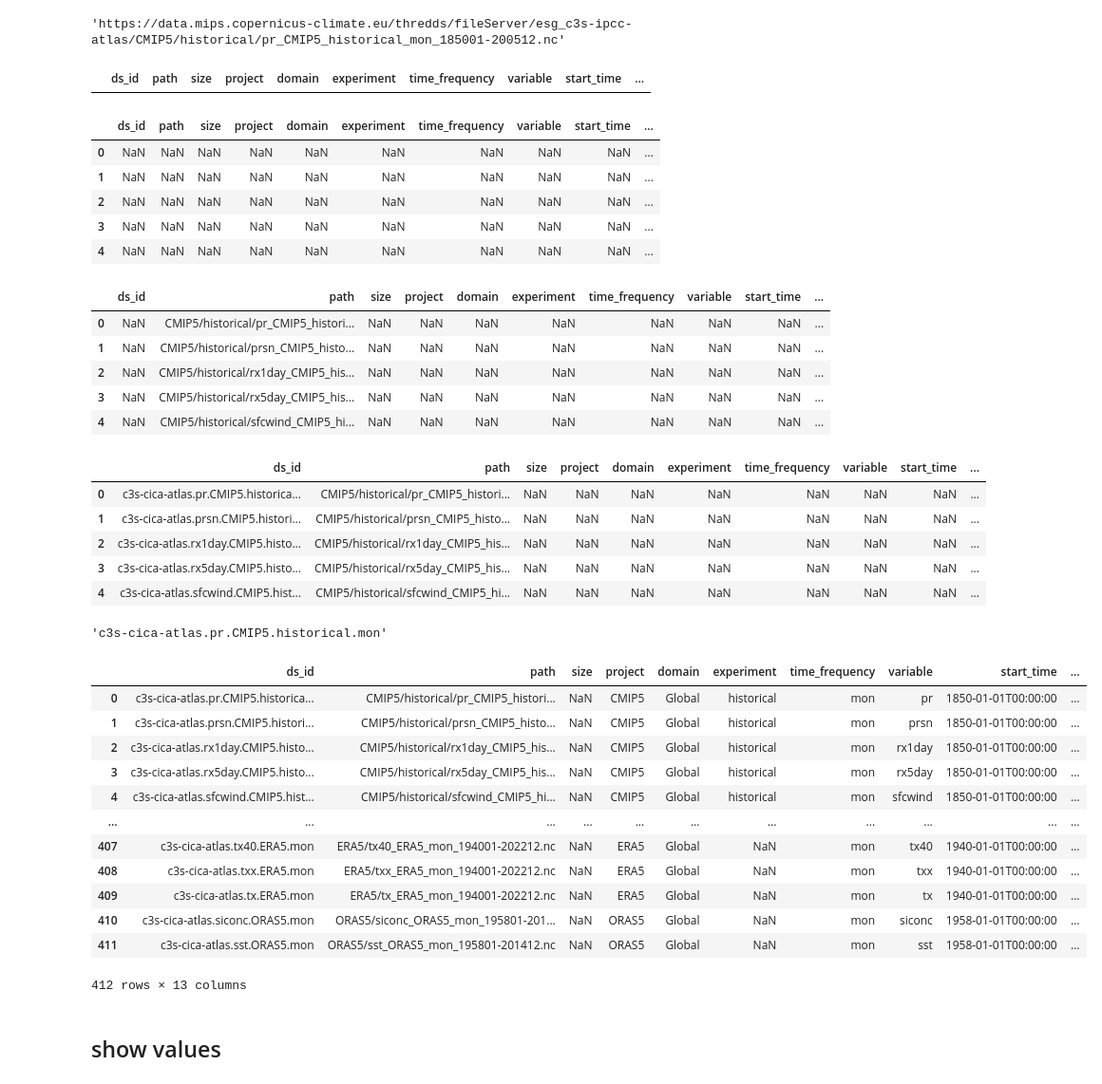
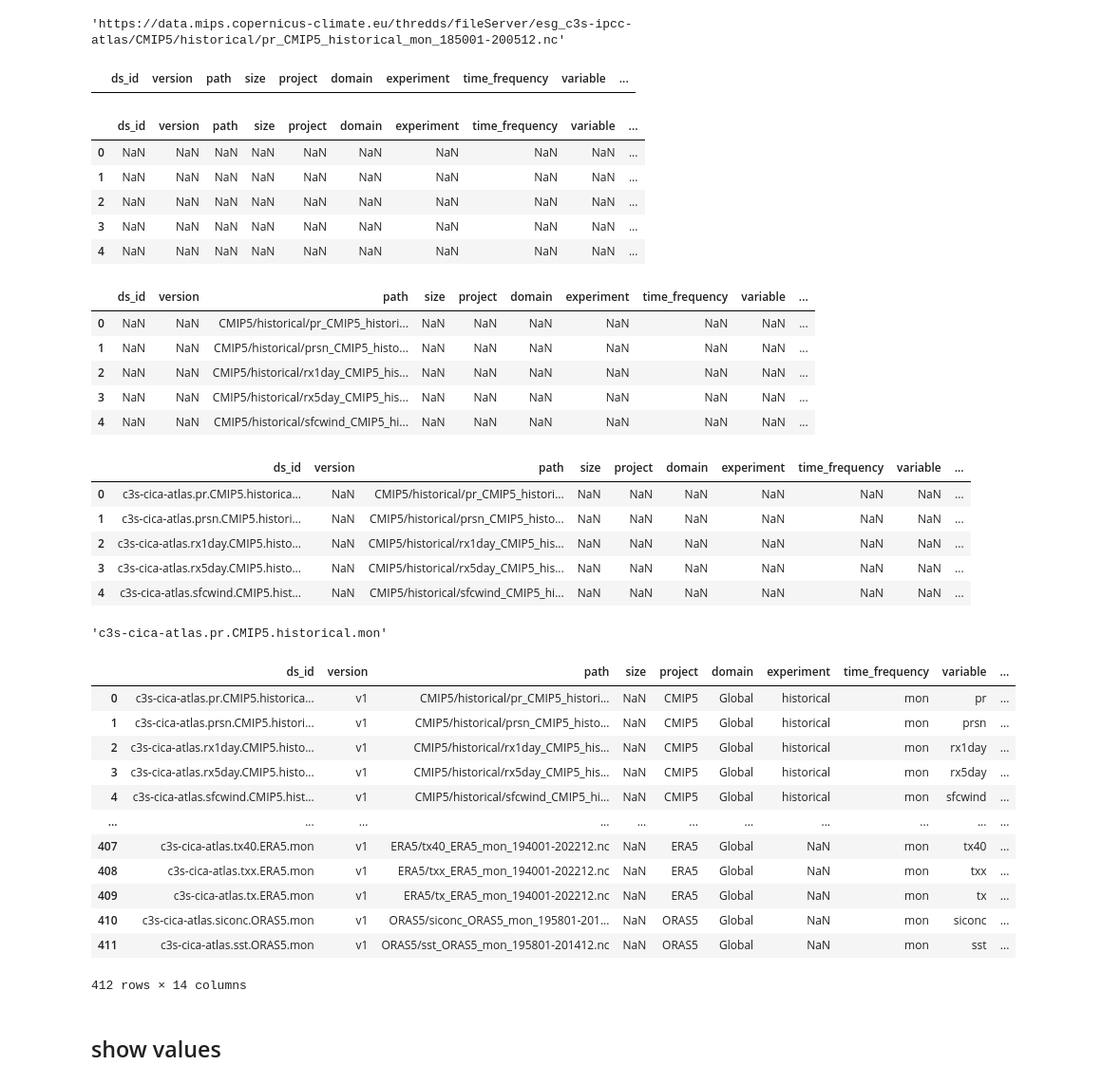
Before and after one commit to cp4cds/c3s_34g_manifests, a Jupyter notebook: notebooks/atlas_v1_build_intake_catalog.ipynb, the cells around one changed output. Shown at 95% size. Cells and saved outputs as stored; diff of their text form; code cells hidden in the pictures.

Commit message:
update atlas v1 nb

```diff
--- a/notebooks/atlas_v1_build_intake_catalog.ipynb
+++ b/notebooks/atlas_v1_build_intake_catalog.ipynb
@@ -31,6 +31,7 @@ df.url[0]
 
 df_new = pd.DataFrame(columns = [
     'ds_id',
+    'version',
     'path',
     'size',
     'project',
@@ -46,12 +47,12 @@ df_new = pd.DataFrame(columns = [
 ])
 df_new
 # %% [output]
-|  | ds_id | path | size | project | domain | experiment | time_frequency | variable | start_time | ... |
+|  | ds_id | version | path | size | project | domain | experiment | time_frequency | variable | ... |
 # %%
 df_new["url"] = df["url"].str.replace("/esg_c3s-ipcc-atlas/", "/esg_c3s-cica-atlas/", regex=False)
 df_new.head()
 # %% [output]
-|  | ds_id | path | size | project | domain | experiment | time_frequency | variable | start_time | ... |
+|  | ds_id | version | path | size | project | domain | experiment | time_frequency | variable | ... |
 | 0 | NaN | NaN | NaN | NaN | NaN | NaN | NaN | NaN | NaN | ... |
 | 1 | NaN | NaN | NaN | NaN | NaN | NaN | NaN | NaN | NaN | ... |
 | 2 | NaN | NaN | NaN | NaN | NaN | NaN | NaN | NaN | NaN | ... |
@@ -61,22 +62,22 @@ df_new.head()
 df_new["path"] = df_new["url"].str.replace("https://data.mips.copernicus-climate.eu/thredds/fileServer/esg_c3s-cica-atlas/", "", regex=False)
 df_new.head()
 # %% [output]
-|  | ds_id | path | size | project | domain | experiment | time_frequency | variable | start_time | ... |
-| 0 | NaN | CMIP5/historical/pr_CMIP5_histori... | NaN | NaN | NaN | NaN | NaN | NaN | NaN | ... |
-| 1 | NaN | CMIP5/historical/prsn_CMIP5_histo... | NaN | NaN | NaN | NaN | NaN | NaN | NaN | ... |
-| 2 | NaN | CMIP5/historical/rx1day_CMIP5_his... | NaN | NaN | NaN | NaN | NaN | NaN | NaN | ... |
-| 3 | NaN | CMIP5/historical/rx5day_CMIP5_his... | NaN | NaN | NaN | NaN | NaN | NaN | NaN | ... |
-| 4 | NaN | CMIP5/historical/sfcwind_CMIP5_hi... | NaN | NaN | NaN | NaN | NaN | NaN | NaN | ... |
+|  | ds_id | version | path | size | project | domain | experiment | time_frequency | variable | ... |
+| 0 | NaN | NaN | CMIP5/historical/pr_CMIP5_histori... | NaN | NaN | NaN | NaN | NaN | NaN | ... |
+| 1 | NaN | NaN | CMIP5/historical/prsn_CMIP5_histo... | NaN | NaN | NaN | NaN | NaN | NaN | ... |
+| 2 | NaN | NaN | CMIP5/historical/rx1day_CMIP5_his... | NaN | NaN | NaN | NaN | NaN | NaN | ... |
+| 3 | NaN | NaN | CMIP5/historical/rx5day_CMIP5_his... | NaN | NaN | NaN | NaN | NaN | NaN | ... |
+| 4 | NaN | NaN | CMIP5/historical/sfcwind_CMIP5_hi... | NaN | NaN | NaN | NaN | NaN | NaN | ... |
 # %%
 df_new["ds_id"] = df_new["path"].apply(lambda x: 'c3s-cica-atlas.' + '.'.join(x.split('/')[-1].split('_')[0:-1]))
 df_new.head()
 # %% [output]
-|  | ds_id | path | size | project | domain | experiment | time_frequency | variable | start_time | ... |
-| 0 | c3s-cica-atlas.pr.CMIP5.historica... | CMIP5/historical/pr_CMIP5_histori... | NaN | NaN | NaN | NaN | NaN | NaN | NaN | ... |
-| 1 | c3s-cica-atlas.prsn.CMIP5.histori... | CMIP5/historical/prsn_CMIP5_histo... | NaN | NaN | NaN | NaN | NaN | NaN | NaN | ... |
-| 2 | c3s-cica-atlas.rx1day.CMIP5.histo... | CMIP5/historical/rx1day_CMIP5_his... | NaN | NaN | NaN | NaN | NaN | NaN | NaN | ... |
-| 3 | c3s-cica-atlas.rx5day.CMIP5.histo... | CMIP5/historical/rx5day_CMIP5_his... | NaN | NaN | NaN | NaN | NaN | NaN | NaN | ... |
-| 4 | c3s-cica-atlas.sfcwind.CMIP5.hist... | CMIP5/historical/sfcwind_CMIP5_hi... | NaN | NaN | NaN | NaN | NaN | NaN | NaN | ... |
+|  | ds_id | version | path | size | project | domain | experiment | time_frequency | variable | ... |
+| 0 | c3s-cica-atlas.pr.CMIP5.historica... | NaN | CMIP5/historical/pr_CMIP5_histori... | NaN | NaN | NaN | NaN | NaN | NaN | ... |
+| 1 | c3s-cica-atlas.prsn.CMIP5.histori... | NaN | CMIP5/historical/prsn_CMIP5_histo... | NaN | NaN | NaN | NaN | NaN | NaN | ... |
+| 2 | c3s-cica-atlas.rx1day.CMIP5.histo... | NaN | CMIP5/historical/rx1day_CMIP5_his... | NaN | NaN | NaN | NaN | NaN | NaN | ... |
+| 3 | c3s-cica-atlas.rx5day.CMIP5.histo... | NaN | CMIP5/historical/rx5day_CMIP5_his... | NaN | NaN | NaN | NaN | NaN | NaN | ... |
+| 4 | c3s-cica-atlas.sfcwind.CMIP5.hist... | NaN | CMIP5/historical/sfcwind_CMIP5_hi... | NaN | NaN | NaN | NaN | NaN | NaN | ... |
 # %%
 df_new.ds_id[0]
 # %% [output]
@@ -130,29 +131,33 @@ def get_end_time(path):
     else:
         end_time = f"{end[0:4]}-12-31T00:00:00"
     return end_time
+
+def get_version(ds_id):
+    return "v1"
 # %%
+df_new['version'] = df_new['ds_id'].apply(get_version)
 df_new['project'] = df_new["ds_id"].apply(get_project)
 df_new['domain'] = df_new["ds_id"].apply(get_domain)
 df_new['experiment'] = df_new["ds_id"].apply(get_experiment)
 df_new['time_frequency'] = df_new["ds_id"].apply(lambda x: x.split('.')[-1])
 df_new['variable'] = df_new["ds_id"].apply(lambda x: x.split('.')[1])
 df_new['start_time'] = df_new["path"].apply(get_start_time)
 df_new['end_time'] = df_new["path"].apply(get_end_time)
 df_new
 # %% [output]
-|  | ds_id | path | size | project | domain | experiment | time_frequency | variable | start_time | ... |
-| 0 | c3s-cica-atlas.pr.CMIP5.historica... | CMIP5/historical/pr_CMIP5_histori... | NaN | CMIP5 | Global | historical | mon | pr | 1850-01-01T00:00:00 | ... |
-| 1 | c3s-cica-atlas.prsn.CMIP5.histori... | CMIP5/historical/prsn_CMIP5_histo... | NaN | CMIP5 | Global | historical | mon | prsn | 1850-01-01T00:00:00 | ... |
-| 2 | c3s-cica-atlas.rx1day.CMIP5.histo... | CMIP5/historical/rx1day_CMIP5_his... | NaN | CMIP5 | Global | historical | mon | rx1day | 1850-01-01T00:00:00 | ... |
-| 3 | c3s-cica-atlas.rx5day.CMIP5.histo... | CMIP5/historical/rx5day_CMIP5_his... | NaN | CMIP5 | Global | historical | mon | rx5day | 1850-01-01T00:00:00 | ... |
-| 4 | c3s-cica-atlas.sfcwind.CMIP5.hist... | CMIP5/historical/sfcwind_CMIP5_hi... | NaN | CMIP5 | Global | historical | mon | sfcwind | 1850-01-01T00:00:00 | ... |
+|  | ds_id | version | path | size | project | domain | experiment | time_frequency | variable | ... |
+| 0 | c3s-cica-atlas.pr.CMIP5.historica... | v1 | CMIP5/historical/pr_CMIP5_histori... | NaN | CMIP5 | Global | historical | mon | pr | ... |
+| 1 | c3s-cica-atlas.prsn.CMIP5.histori... | v1 | CMIP5/historical/prsn_CMIP5_histo... | NaN | CMIP5 | Global | historical | mon | prsn | ... |
+| 2 | c3s-cica-atlas.rx1day.CMIP5.histo... | v1 | CMIP5/historical/rx1day_CMIP5_his... | NaN | CMIP5 | Global | historical | mon | rx1day | ... |
+| 3 | c3s-cica-atlas.rx5day.CMIP5.histo... | v1 | CMIP5/historical/rx5day_CMIP5_his... | NaN | CMIP5 | Global | historical | mon | rx5day | ... |
+| 4 | c3s-cica-atlas.sfcwind.CMIP5.hist... | v1 | CMIP5/historical/sfcwind_CMIP5_hi... | NaN | CMIP5 | Global | historical | mon | sfcwind | ... |
 | ... | ... | ... | ... | ... | ... | ... | ... | ... | ... | ... |
-| 407 | c3s-cica-atlas.tx40.ERA5.mon | ERA5/tx40_ERA5_mon_194001-202212.nc | NaN | ERA5 | Global | NaN | mon | tx40 | 1940-01-01T00:00:00 | ... |
-| 408 | c3s-cica-atlas.txx.ERA5.mon | ERA5/txx_ERA5_mon_194001-202212.nc | NaN | ERA5 | Global | NaN | mon | txx | 1940-01-01T00:00:00 | ... |
-| 409 | c3s-cica-atlas.tx.ERA5.mon | ERA5/tx_ERA5_mon_194001-202212.nc | NaN | ERA5 | Global | NaN | mon | tx | 1940-01-01T00:00:00 | ... |
-| 410 | c3s-cica-atlas.siconc.ORAS5.mon | ORAS5/siconc_ORAS5_mon_195801-201... | NaN | ORAS5 | Global | NaN | mon | siconc | 1958-01-01T00:00:00 | ... |
-| 411 | c3s-cica-atlas.sst.ORAS5.mon | ORAS5/sst_ORAS5_mon_195801-201412.nc | NaN | ORAS5 | Global | NaN | mon | sst | 1958-01-01T00:00:00 | ... |
+| 407 | c3s-cica-atlas.tx40.ERA5.mon | v1 | ERA5/tx40_ERA5_mon_194001-202212.nc | NaN | ERA5 | Global | NaN | mon | tx40 | ... |
+| 408 | c3s-cica-atlas.txx.ERA5.mon | v1 | ERA5/txx_ERA5_mon_194001-202212.nc | NaN | ERA5 | Global | NaN | mon | txx | ... |
+| 409 | c3s-cica-atlas.tx.ERA5.mon | v1 | ERA5/tx_ERA5_mon_194001-202212.nc | NaN | ERA5 | Global | NaN | mon | tx | ... |
+| 410 | c3s-cica-atlas.siconc.ORAS5.mon | v1 | ORAS5/siconc_ORAS5_mon_195801-201... | NaN | ORAS5 | Global | NaN | mon | siconc | ... |
+| 411 | c3s-cica-atlas.sst.ORAS5.mon | v1 | ORAS5/sst_ORAS5_mon_195801-201412.nc | NaN | ORAS5 | Global | NaN | mon | sst | ... |
-412 rows × 13 columns
+412 rows × 14 columns
 # %% [markdown]
 ## show values
 # %%
```
Also changed, not shown: parts of 2 cells of this notebook.
